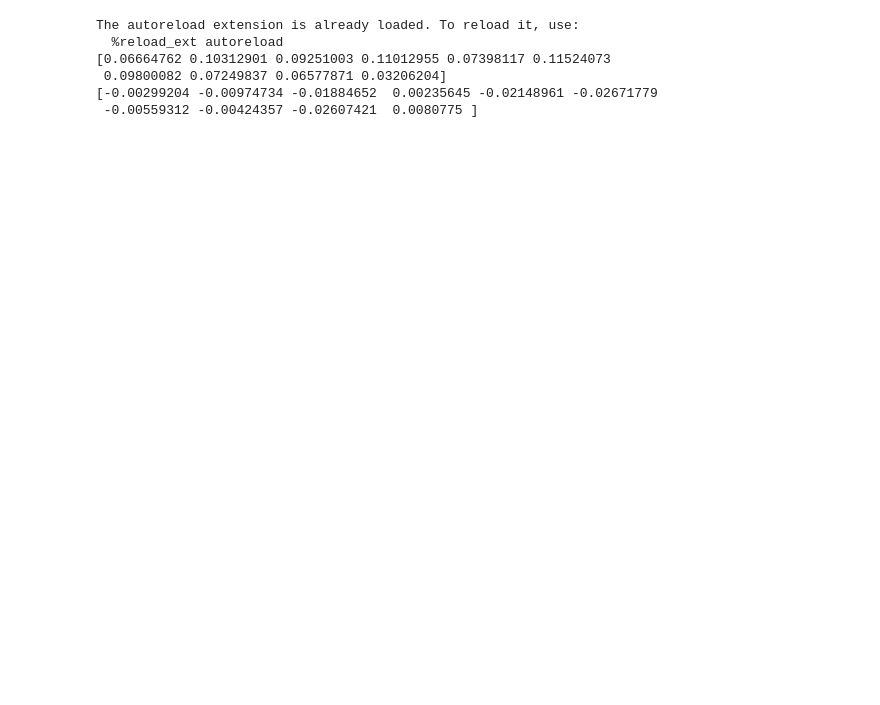
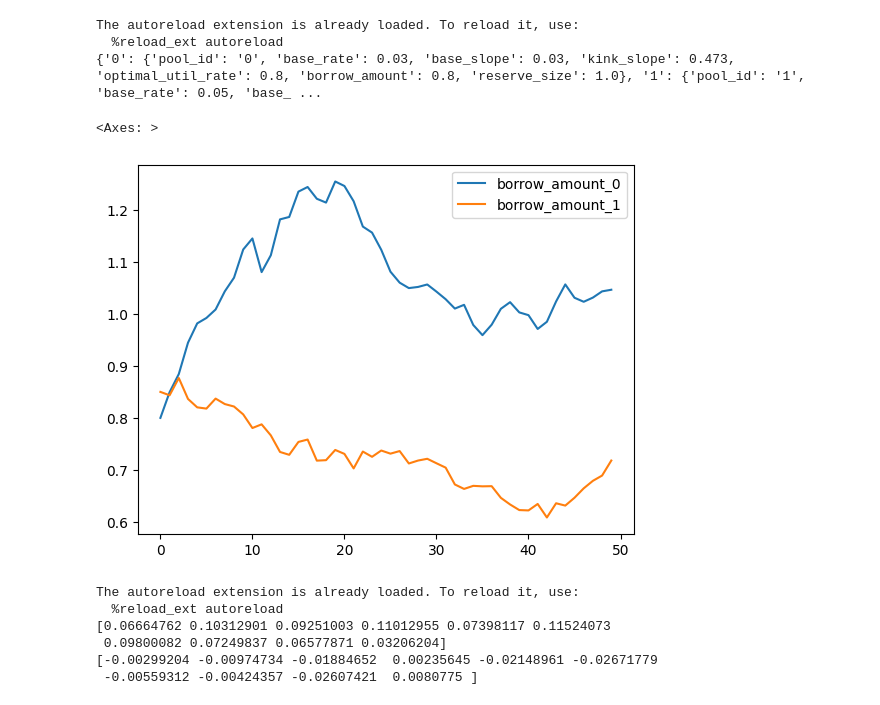
Before and after one commit to phungkhaccuong/SN10, a Jupyter notebook: sturdy/simulator.ipynb, the cells around one changed output. Cells and saved outputs as stored; diff of their text form; code cells hidden in the pictures; blank space fills up the shorter version.

```diff
--- a/sturdy/simulator.ipynb
+++ b/sturdy/simulator.ipynb
@@ -35,3 +72,61 @@ df.plot()
+# %%
+"""
+How is initial allocation affect borrow_amount fluctuation over time?
+"""
+%load_ext autoreload
+%autoreload 2
+import copy
+import json
+import numpy as np
+import pandas as pd
+from sturdy.protocol import AllocateAssets
+from sturdy.validator import simulator
+from sturdy.pools import generate_assets_and_pools
+from sturdy.utils.yiop import yiop_allocation_algorithm
+# print(allocations)
+# print(assets_and_pools)
+
+def generate_assets_and_pools_and_persist(filename):
+    assets_and_pools = generate_assets_and_pools(num_pools=2)
+    with open(filename, 'w') as f:
+        json.dump(assets_and_pools, f)
+
+def load_assets_and_pools(filename):
+    with open(filename, 'r') as f:
+        return json.load(f)
+
+
+# generate_assets_and_pools_and_persist('assets_and_pools__2_pools_2.json')
+assets_and_pools = load_assets_and_pools('assets_and_pools__2_pools_2.json')
+print(assets_and_pools['pools'])
+synapse = AllocateAssets(assets_and_pools=copy.deepcopy(assets_and_pools))
+# allocations = yiop_allocation_algorithm(synapse=synapse)
+allocations = {'0': 1, '1': 0}
+
+sim = simulator.Simulator(seed=0)
+sim.initialize()
+sim.reset()
+sim.init_data(init_assets_and_pools=copy.deepcopy(assets_and_pools), init_allocations=allocations)
+sim.update_reserves_with_allocs()
+sim.run()
+sim.pool_history
+pools = [pools for pools in sim.pool_history]
+
+results = {}
+pids = allocations.keys()
+for pid in allocations.keys():
+    results[f'borrow_amount_{pid}'] = [pools[pid]['borrow_amount'] for pools in sim.pool_history]
+    results[f'borrow_rate_{pid}'] = [pools[pid]['borrow_rate'] for pools in sim.pool_history]
+    results[f'rate_change_{pid}'] = [pools[pid].get('rate_change') for pools in sim.pool_history]
+    results[f'noise_{pid}'] = [pools[pid].get('noise') for pools in sim.pool_history]
+df = pd.DataFrame(results)
+df[['borrow_amount_0', 'borrow_amount_1']].plot()
+# %% [output]
+The autoreload extension is already loaded. To reload it, use:
+  %reload_ext autoreload
+{'0': {'pool_id': '0', 'base_rate': 0.03, 'base_slope': 0.03, 'kink_slope': 0.473, 'optimal_util_rate': 0.8, 'borrow_amount': 0.8, 'reserve_size': 1.0}, '1': {'pool_id': '1', 'base_rate': 0.05, 'base_ ...
+<Axes: >
+[figure, added]
 # %%
 %load_ext autoreload
 %autoreload 2
```
Also changed, not shown: parts of 2 cells of this notebook, 4 other files.
